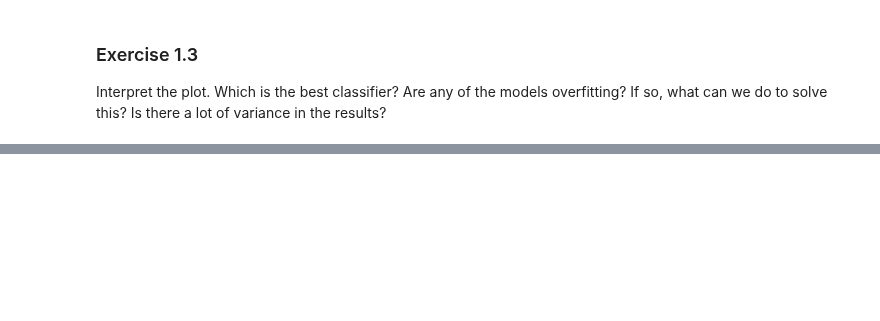
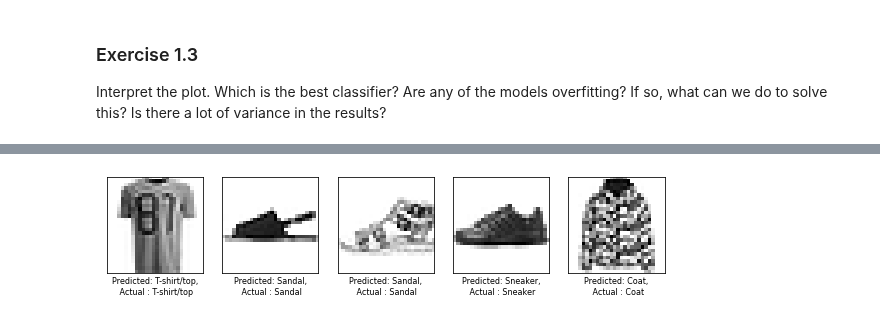
Before and after one commit to tomdewildt/data-mining, a Jupyter notebook: labs/Lab 1b - Linear Models for Classification.ipynb, the cells around one changed output, grey strips where cells are left out. Saved outputs shown, nothing was run; the diff lists cells and outputs as text; code cells hidden in the pictures; blank space fills up the shorter version.

```diff
--- a/labs/Lab 1b - Linear Models for Classification.ipynb
+++ b/labs/Lab 1b - Linear Models for Classification.ipynb
@@ -93,0 +129,3 @@ Interpret the plot. Which is the best classifier? Are any of the models overfitt
+# %%
+# Create a stratified train-test split on a sample
+X_train, X_test, y_train, y_test = train_test_split(Xs,ys, stratify=ys, random_state=0)
@@ -93,0 +135,19 @@ Interpret the plot. Which is the best classifier? Are any of the models overfitt
+# %%
+# Implement the code to obtain the actual predictions on the test set
+y_pred = list(y_test) # dummy values, replace y_test with the actual predictions
+
+# Implement the code to obtain the indices of the misclassified samples
+# Example output:
+# misclassified_samples = [  11,   12,   14,   23,   30,   34,   39,   46,   50,   52,   55]
+misclassified_samples = [0,1,2,3,4] # dummy values
+# %%
+# Visualize the (first five) misclassifications, together with the predicted and actual class
+fig, axes = plt.subplots(1, 5,  figsize=(10, 5))
+for nr, i in enumerate(misclassified_samples[:5]):
+    axes[nr].imshow(X_test.values[i].reshape(28, 28), cmap=plt.cm.gray_r)
+    axes[nr].set_xlabel("Predicted: %s,\n Actual : %s" % (fmnist_classes[int(y_pred[i])],fmnist_classes[int(y_test.values[i])]))
+    axes[nr].set_xticks(()), axes[nr].set_yticks(())
+
+plt.show();
+# %% [output]
+[figure, added]
```
Also changed, not shown: parts of 16 cells of this notebook.
